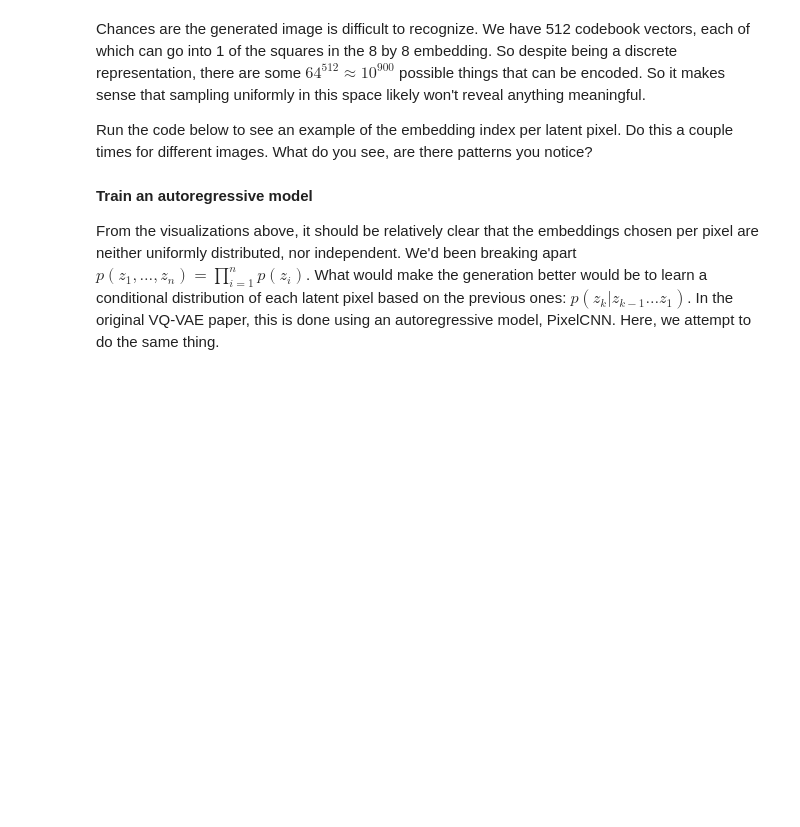
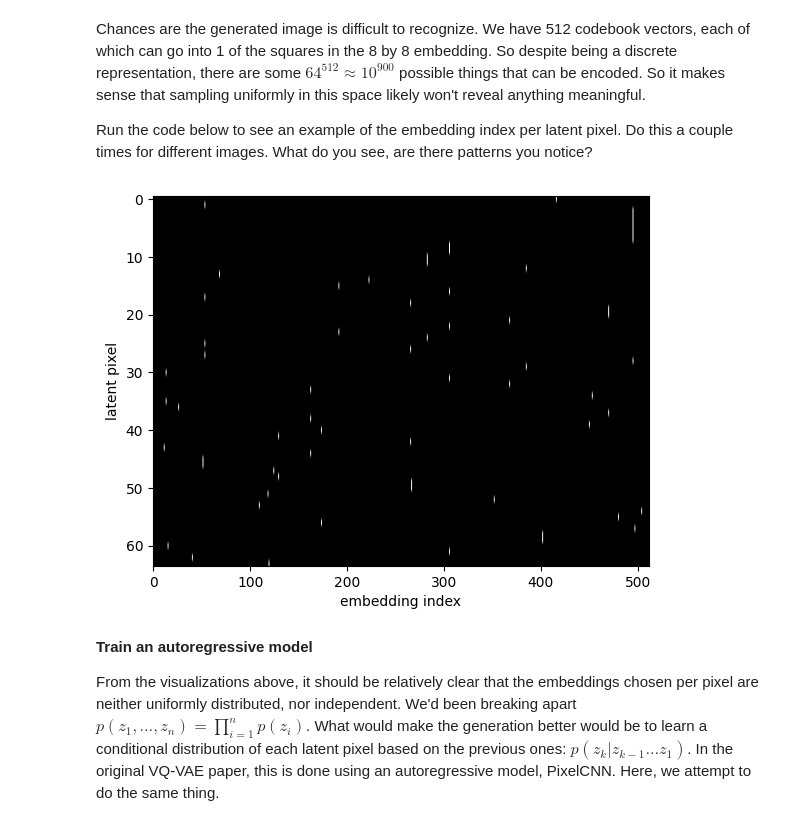
Before and after one commit to chancharikmitra/CS182_All_About_Autoencoders, a Jupyter notebook: demo/VQ_VAE_sol.ipynb, the cells around one changed output. Cells and saved outputs as stored; diff of their text form; code cells hidden in the pictures; blank space fills up the shorter version.

```diff
--- a/demo/VQ_VAE_sol.ipynb
+++ b/demo/VQ_VAE_sol.ipynb
@@ -778,15 +774,17 @@ Run the code below to see an example of the embedding index per latent pixel. Do
 # %%
 # vqvae latents
 viz_loader = torch.utils.data.DataLoader(training_data, batch_size = 1, shuffle = True)
 X, _ = next(iter(viz_loader))
 X = X.to(device)
-z_e = model.encoder(X)
-z_e = model.pre_quantization_conv(z_e)
-_, z_q, _, encodings = model.vector_quantization(z_e)
+z_e = vqvae.encoder(X)
+z_e = vqvae.pre_quantization_conv(z_e)
+_, z_q, _, encodings = vqvae.vector_quantization(z_e)
 plt.imshow(encodings.cpu().numpy(), cmap='gray', aspect='auto')
 plt.xlabel('embedding index')
 plt.ylabel('latent pixel')
 plt.show()
+# %% [output]
+[figure, added]
 # %% [markdown]
 **Train an autoregressive model**
 
```
Also changed, not shown: parts of 16 cells of this notebook, 1 other file.
